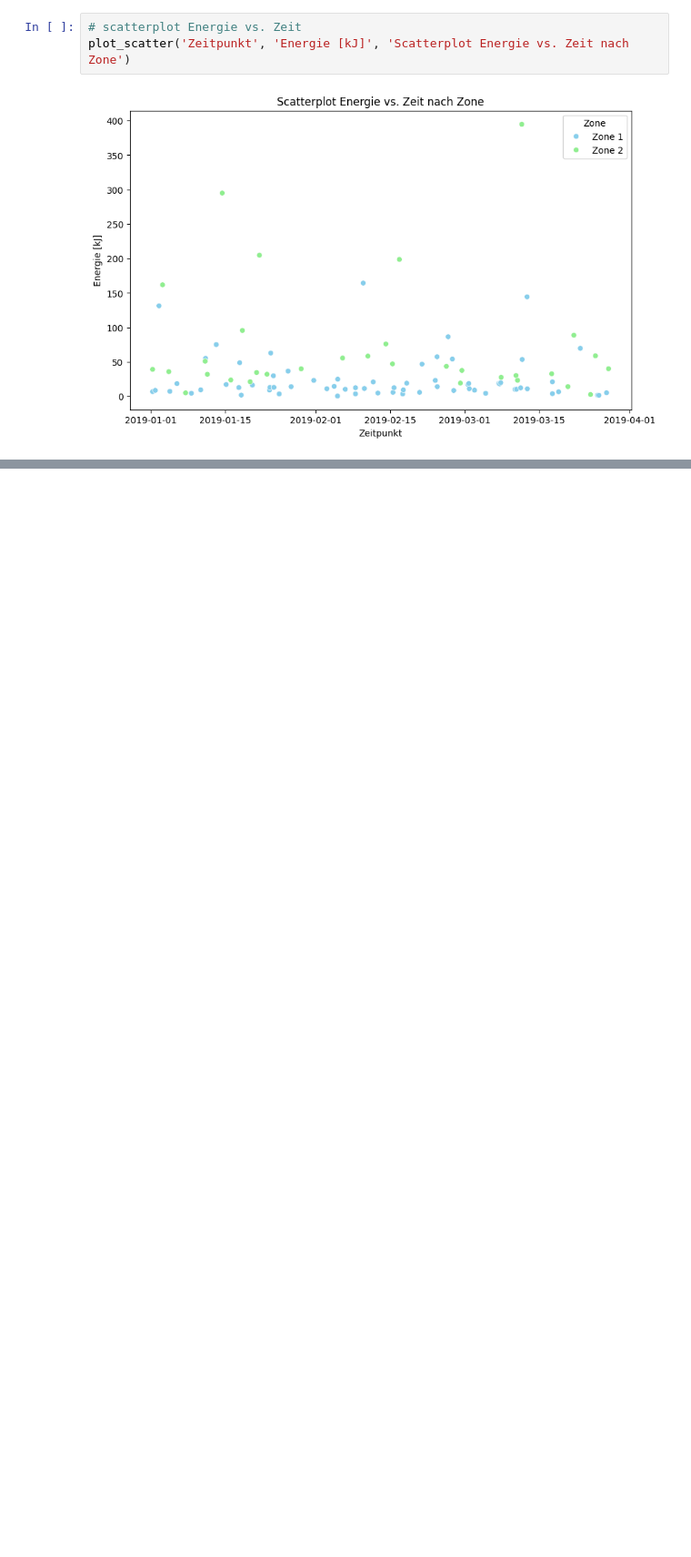
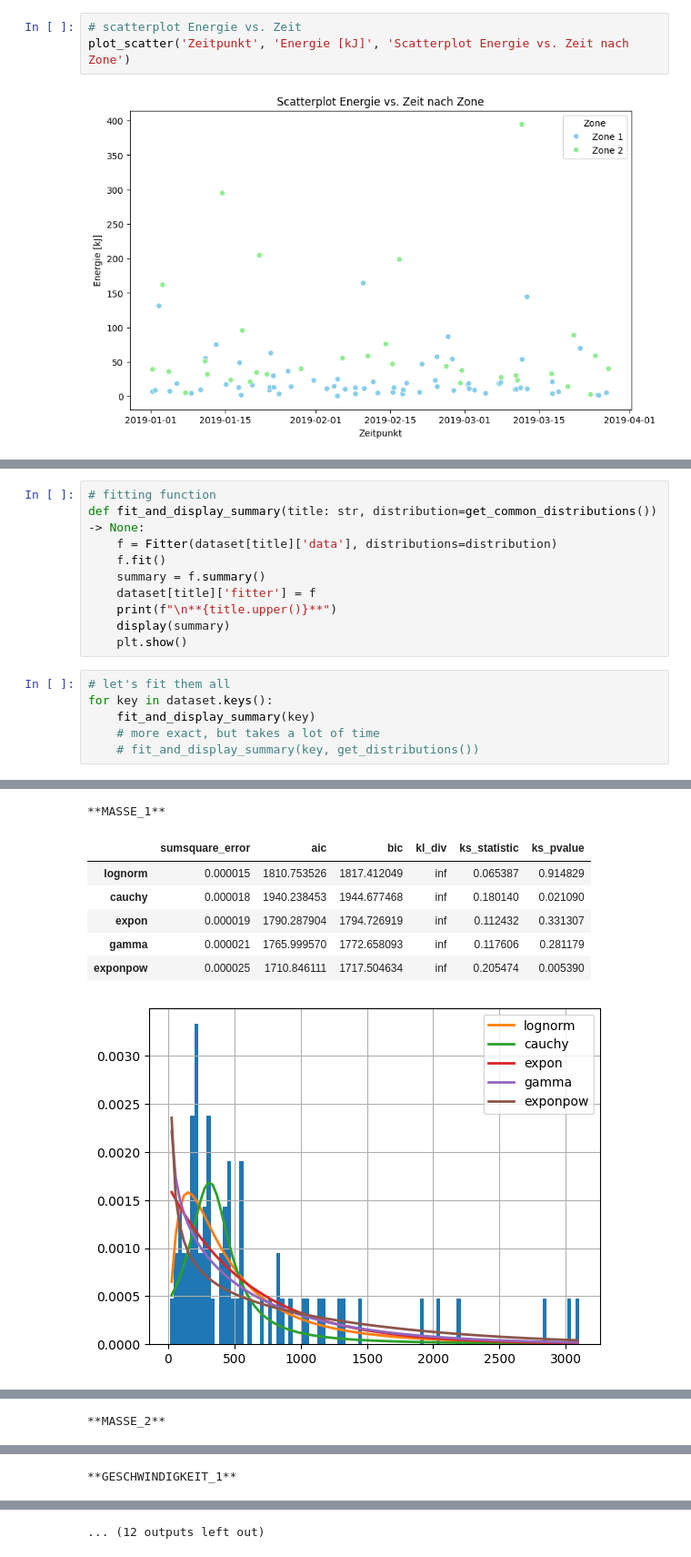
Before and after one commit to Steff72/cwm1, a Jupyter notebook: notebook/cwm1.ipynb, the cells around one changed output, grey strips where cells are left out. Shown at 91% size. Saved outputs shown, nothing was run; the diff lists cells and outputs as text; blank space fills up the shorter version.

Commit message:
fitter and qq plot added

```diff
--- a/notebook/cwm1.ipynb
+++ b/notebook/cwm1.ipynb
@@ -285,0 +327,17 @@ Da wir zuwenige Daten für eine Beurteilung des Risikos haben, generieren wir me
+# %%
+# fitting function
+def fit_and_display_summary(title: str, distribution=get_common_distributions()) -> None:
+    f = Fitter(dataset[title]['data'], distributions=distribution)
+    f.fit()
+    summary = f.summary()
+    dataset[title]['fitter'] = f
+    print(f"\n**{title.upper()}**")
+    display(summary)
+    plt.show()
+# %%
+# let's fit them all
+for key in dataset.keys():
+    fit_and_display_summary(key)
+    # more exact, but takes a lot of time
+    # fit_and_display_summary(key, get_distributions())
+# %% [output]
@@ -285,0 +354,8 @@ Da wir zuwenige Daten für eine Beurteilung des Risikos haben, generieren wir me
+**MASSE_1**
+|  | sumsquare_error | aic | bic | kl_div | ks_statistic | ks_pvalue |
+| lognorm | 0.000015 | 1810.753526 | 1817.412049 | inf | 0.065387 | 0.914829 |
+| cauchy | 0.000018 | 1940.238453 | 1944.677468 | inf | 0.180140 | 0.021090 |
+| expon | 0.000019 | 1790.287904 | 1794.726919 | inf | 0.112432 | 0.331307 |
+| gamma | 0.000021 | 1765.999570 | 1772.658093 | inf | 0.117606 | 0.281179 |
+| exponpow | 0.000025 | 1710.846111 | 1717.504634 | inf | 0.205474 | 0.005390 |
+[figure, added]
@@ -285,0 +372 @@ Da wir zuwenige Daten für eine Beurteilung des Risikos haben, generieren wir me
+**MASSE_2**
@@ -285,0 +390 @@ Da wir zuwenige Daten für eine Beurteilung des Risikos haben, generieren wir me
+**GESCHWINDIGKEIT_1**
@@ -285,0 +398 @@ Da wir zuwenige Daten für eine Beurteilung des Risikos haben, generieren wir me
+... (12 outputs left out)
```
Also changed, not shown: parts of 13 cells of this notebook, 2 other files.
